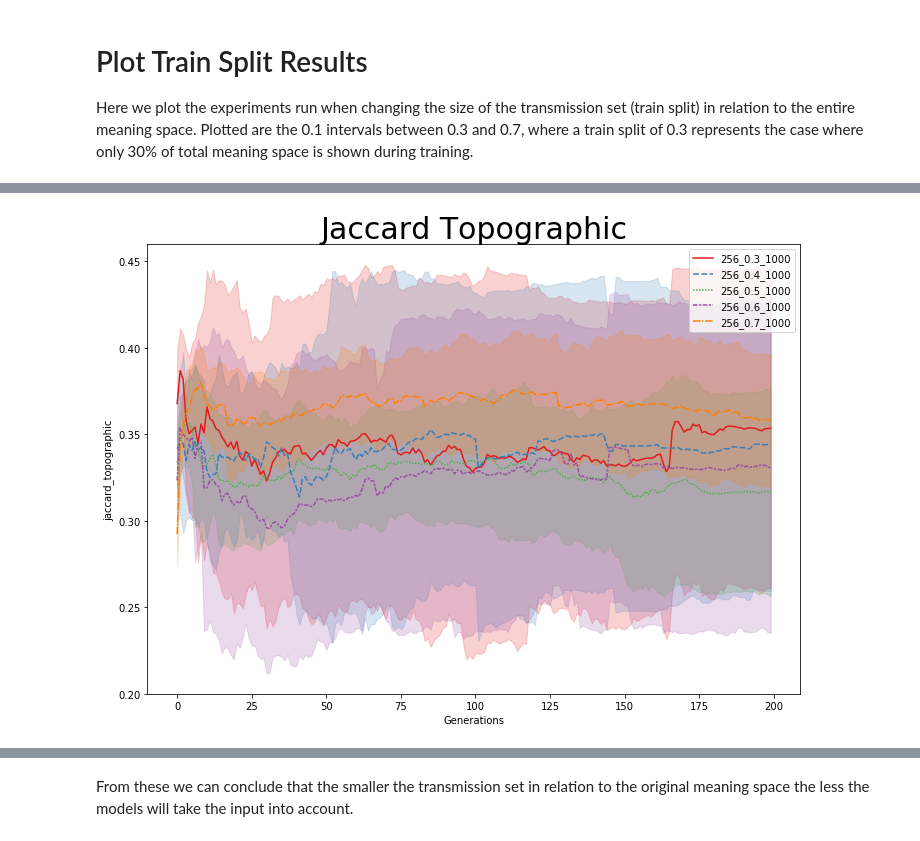
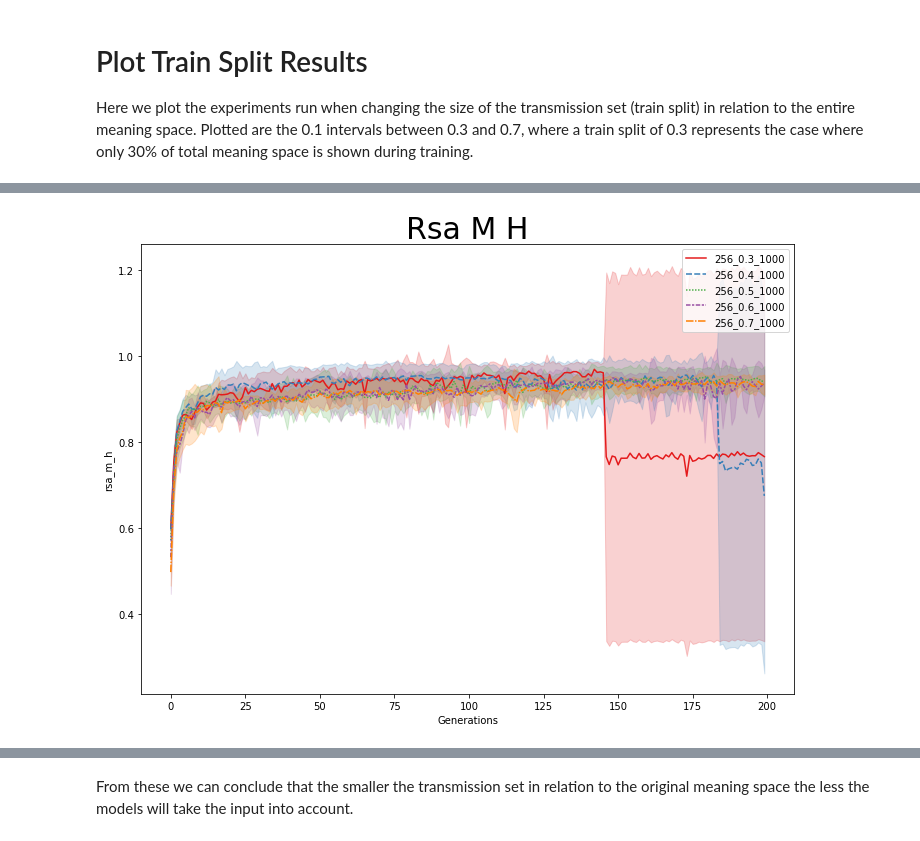
Before and after one commit to gautierdag/cultural-magnification, a Jupyter notebook: main.ipynb, the cells around one changed output, grey strips where cells are left out. Drawn from its saved outputs; the diff is of its cells as text; code cells hidden in the pictures.

```diff
--- a/main.ipynb
+++ b/main.ipynb
@@ -148,4 +149,4 @@ plot_metric(train_size_dict, metric='topographic_similarity')
 # %%
-plot_metric(train_size_dict, metric='jaccard_topographic')
+plot_metric(train_size_dict, metric='rsa_m_h') # hamming / cosine
 # %% [output]
-[figure, old version]
+[figure, new version]
```
Also changed, not shown: parts of 13 cells of this notebook.
